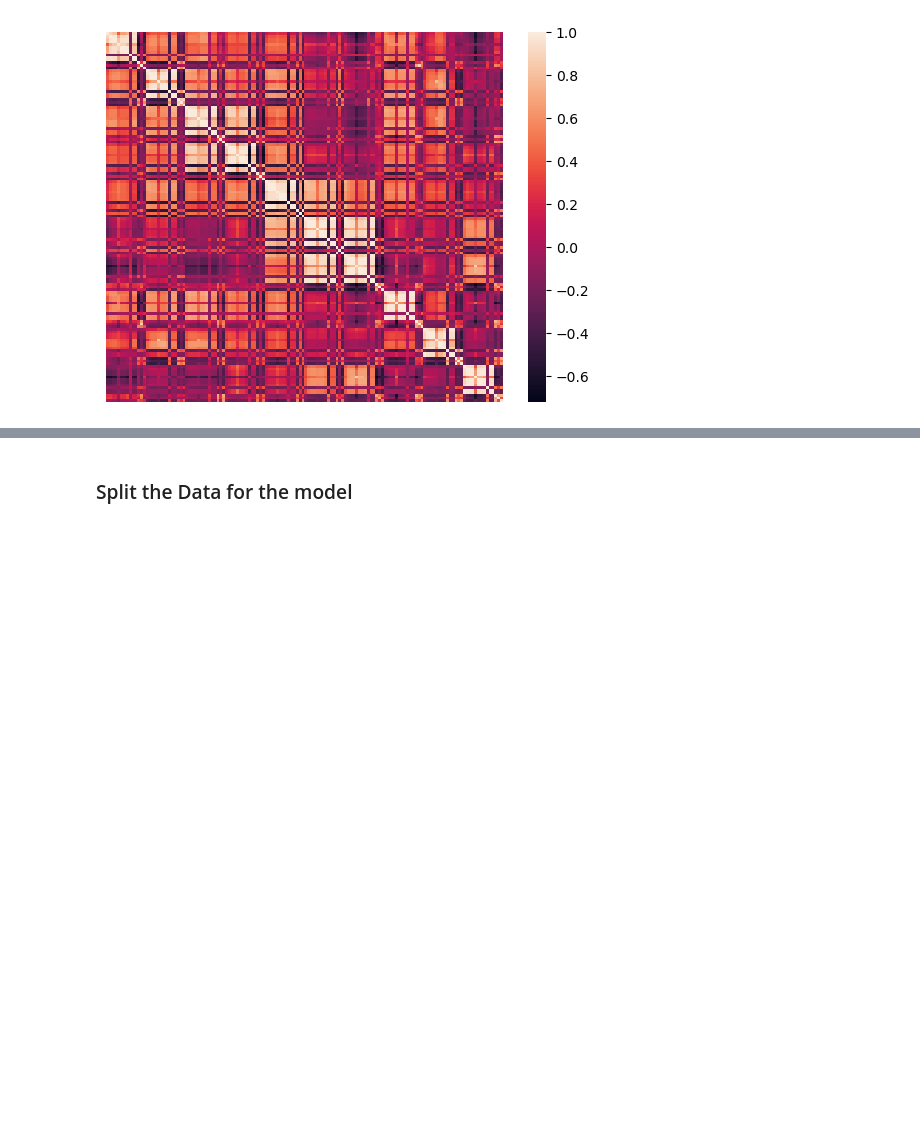
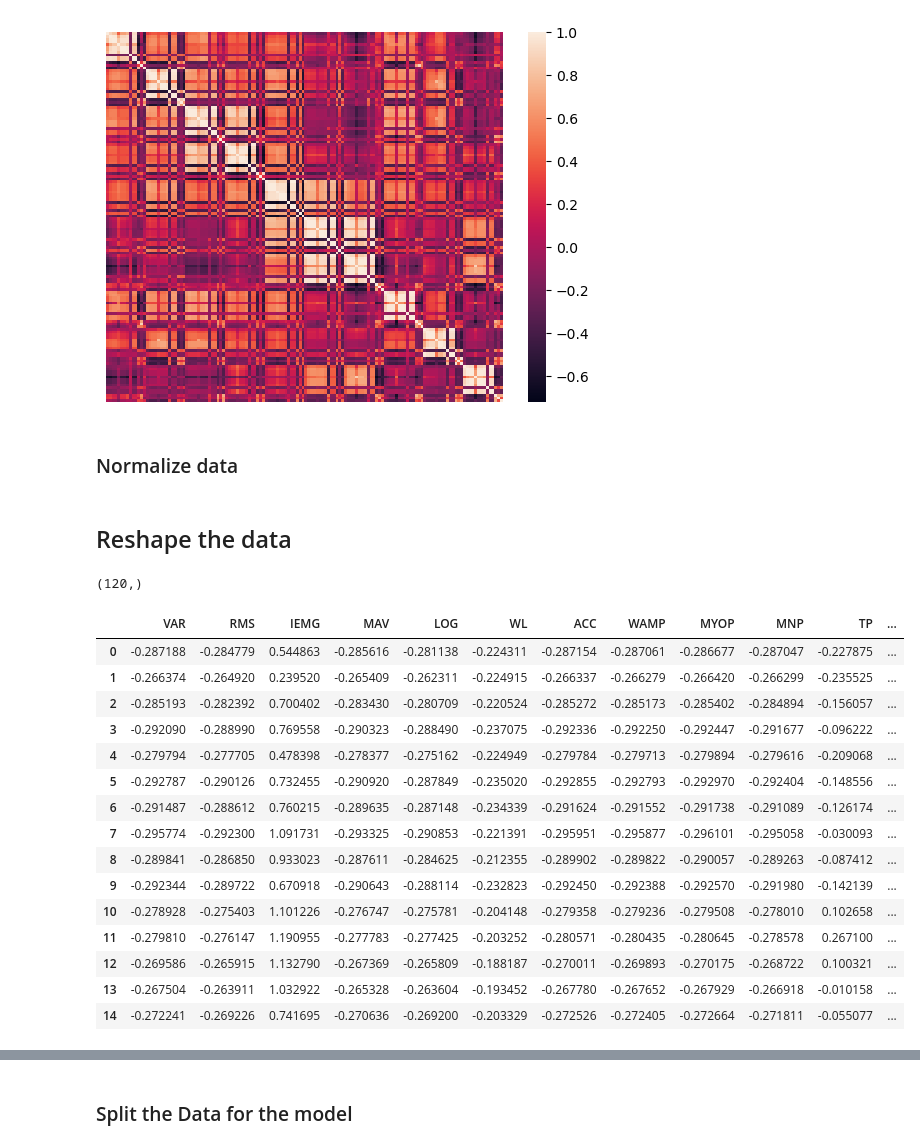
Before and after one commit to mkondracki/miniproject3, a Jupyter notebook: feature_extraction.ipynb, the cells around one changed output, grey strips where cells are left out. Saved outputs shown, nothing was run; the diff lists cells and outputs as text; code cells hidden in the pictures; blank space fills up the shorter version.

```diff
--- a/feature_extraction.ipynb
+++ b/feature_extraction.ipynb
@@ -360 +372,3 @@ from scipy.stats import zscore
+# %% [markdown]
+### Normalize data
 # %%
@@ -363,2 +376,37 @@ emg_features_norm={}
 for n in range(n_subj):
     emg_features_norm[n] = zscore(emg_features_ok[n], axis=1)
+# %% [markdown]
+## Reshape the data
+# %%
+labels_dict[5].shape
+# %% [output]
+(120,)
+# %%
+# create n_subj dictionnnaray
+df_dict={}
+
+for n in range(n_subj):
+    # each one contains n_repetitions of the task
+    df_dict[n]={}
+    for k in range(n_repetitions):
+        df_dict[n][k] = pd.DataFrame(emg_features_norm[n][:,(k*14):14*(k+1)], columns=feature_names)
+        df_dict[n][k]['label']=labels_dict[n]
+# %%
+df_dict[1][9].head(15)
+# %% [output]
+|  | VAR | RMS | IEMG | MAV | LOG | WL | ACC | WAMP | MYOP | MNP | TP | ... |
+| 0 | -0.287188 | -0.284779 | 0.544863 | -0.285616 | -0.281138 | -0.224311 | -0.287154 | -0.287061 | -0.286677 | -0.287047 | -0.227875 | ... |
+| 1 | -0.266374 | -0.264920 | 0.239520 | -0.265409 | -0.262311 | -0.224915 | -0.266337 | -0.266279 | -0.266420 | -0.266299 | -0.235525 | ... |
+| 2 | -0.285193 | -0.282392 | 0.700402 | -0.283430 | -0.280709 | -0.220524 | -0.285272 | -0.285173 | -0.285402 | -0.284894 | -0.156057 | ... |
+| 3 | -0.292090 | -0.288990 | 0.769558 | -0.290323 | -0.288490 | -0.237075 | -0.292336 | -0.292250 | -0.292447 | -0.291677 | -0.096222 | ... |
+| 4 | -0.279794 | -0.277705 | 0.478398 | -0.278377 | -0.275162 | -0.224949 | -0.279784 | -0.279713 | -0.279894 | -0.279616 | -0.209068 | ... |
+| 5 | -0.292787 | -0.290126 | 0.732455 | -0.290920 | -0.287849 | -0.235020 | -0.292855 | -0.292793 | -0.292970 | -0.292404 | -0.148556 | ... |
+| 6 | -0.291487 | -0.288612 | 0.760215 | -0.289635 | -0.287148 | -0.234339 | -0.291624 | -0.291552 | -0.291738 | -0.291089 | -0.126174 | ... |
+| 7 | -0.295774 | -0.292300 | 1.091731 | -0.293325 | -0.290853 | -0.221391 | -0.295951 | -0.295877 | -0.296101 | -0.295058 | -0.030093 | ... |
+| 8 | -0.289841 | -0.286850 | 0.933023 | -0.287611 | -0.284625 | -0.212355 | -0.289902 | -0.289822 | -0.290057 | -0.289263 | -0.087412 | ... |
+| 9 | -0.292344 | -0.289722 | 0.670918 | -0.290643 | -0.288114 | -0.232823 | -0.292450 | -0.292388 | -0.292570 | -0.291980 | -0.142139 | ... |
+| 10 | -0.278928 | -0.275403 | 1.101226 | -0.276747 | -0.275781 | -0.204148 | -0.279358 | -0.279236 | -0.279508 | -0.278010 | 0.102658 | ... |
+| 11 | -0.279810 | -0.276147 | 1.190955 | -0.277783 | -0.277425 | -0.203252 | -0.280571 | -0.280435 | -0.280645 | -0.278578 | 0.267100 | ... |
+| 12 | -0.269586 | -0.265915 | 1.132790 | -0.267369 | -0.265809 | -0.188187 | -0.270011 | -0.269893 | -0.270175 | -0.268722 | 0.100321 | ... |
+| 13 | -0.267504 | -0.263911 | 1.032922 | -0.265328 | -0.263604 | -0.193452 | -0.267780 | -0.267652 | -0.267929 | -0.266918 | -0.010158 | ... |
+| 14 | -0.272241 | -0.269226 | 0.741695 | -0.270636 | -0.269200 | -0.203329 | -0.272526 | -0.272405 | -0.272664 | -0.271811 | -0.055077 | ... |
```
Also changed, not shown: parts of 36 cells of this notebook.
